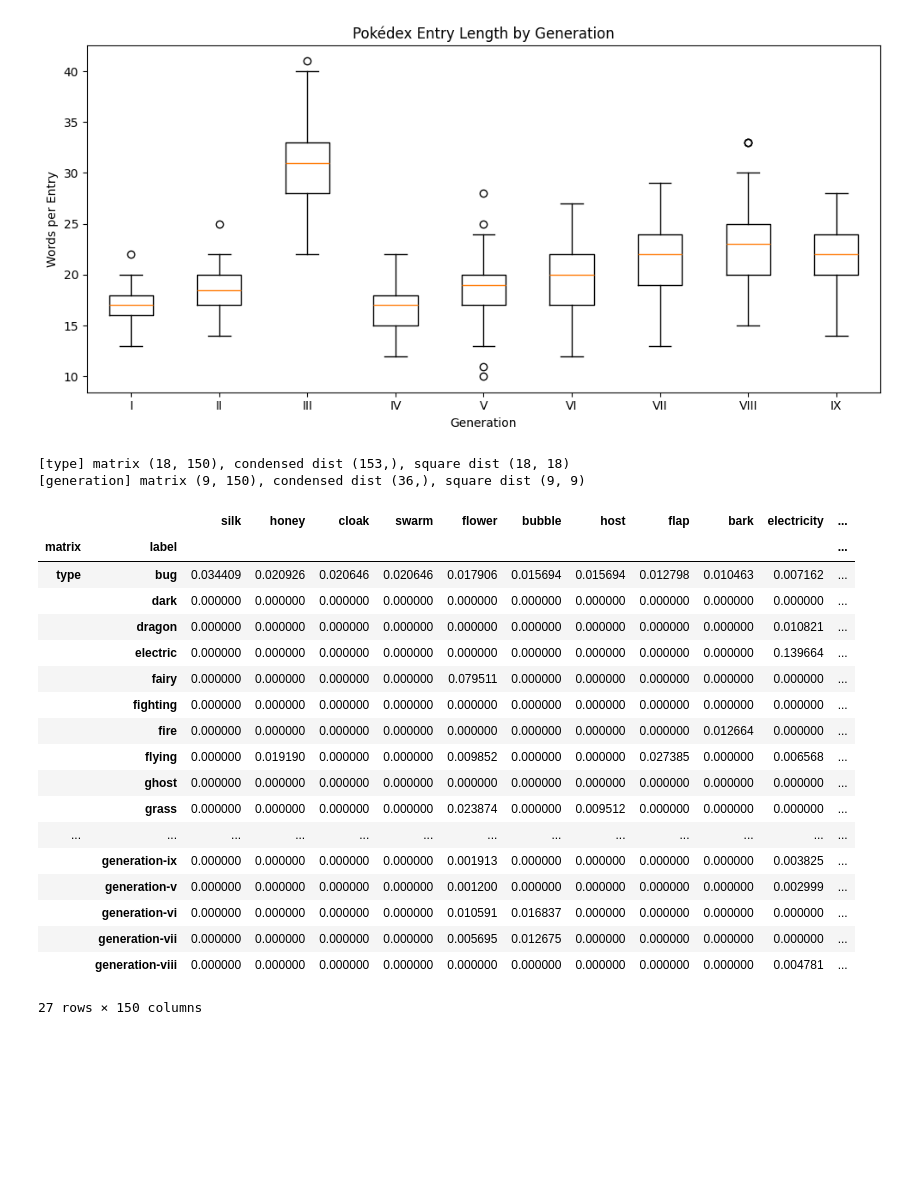
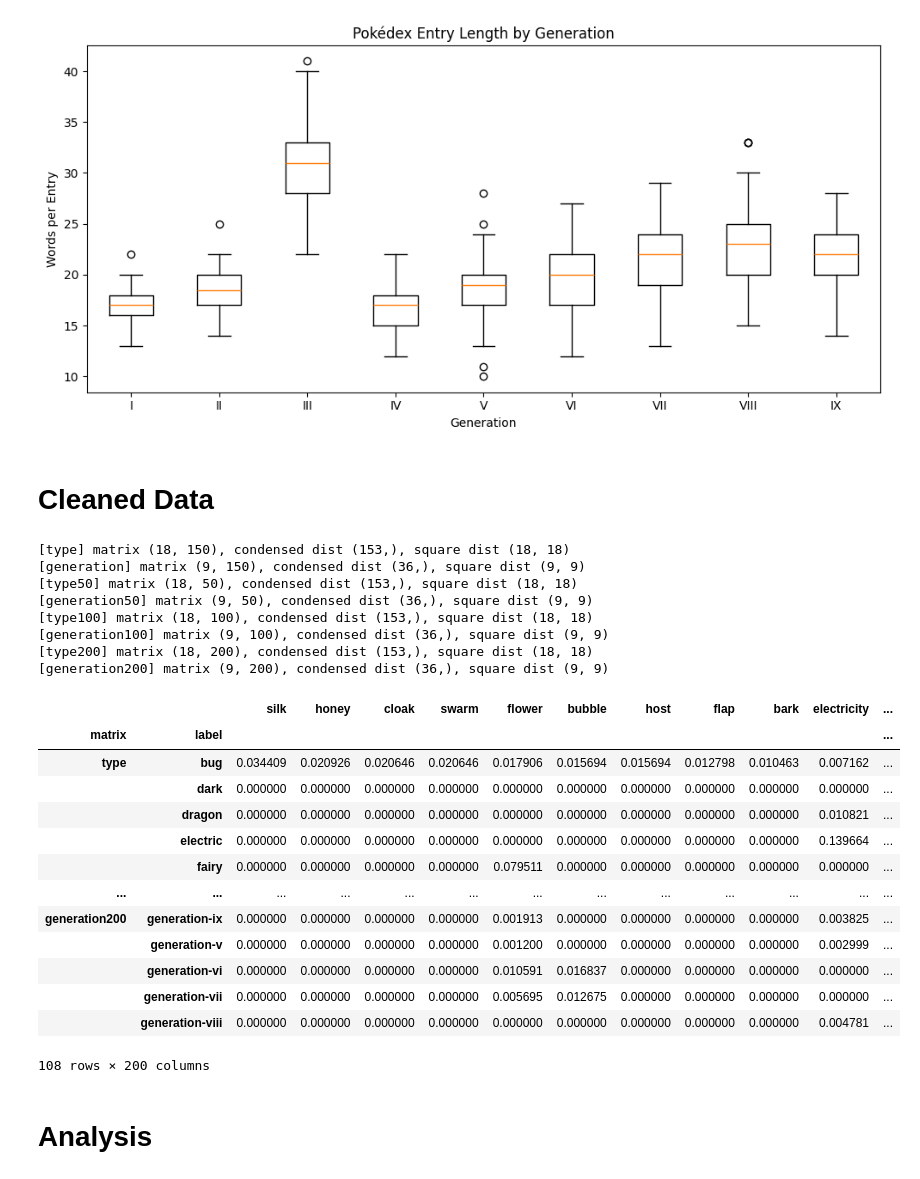
Before and after one commit to Thieron/DS-4002-group-01, a Jupyter notebook: project1/SCRIPTS/Analysis.ipynb, the cells around one changed output. Cells and saved outputs as stored; diff of their text form; code cells hidden in the pictures; blank space fills up the shorter version.

```diff
--- a/project1/SCRIPTS/Analysis.ipynb
+++ b/project1/SCRIPTS/Analysis.ipynb
@@ -139,4 +158,6 @@ plt.savefig("../OUTPUT/pokemonEntryLength.png", dpi=300, bbox_inches="tight")
 plt.show()
 # %% [output]
 [figure]
+# %% [markdown]
+# Cleaned Data
 # %%
@@ -163,48 +211,71 @@ def load_matrix(path, label_col):
 # %%
+#This is where we get the paths from our cleaned data files
 MATRICES = {
     "type":       ("../DATA/pokemon_type-word_matrix.csv", "pokemon_type"),
     "generation": ("../DATA/pokemon_gen-word_matrix.csv",  "pokemon_gen"),
+    "type50":       ("../DATA/pokemon_type-word_matrix50.csv", "pokemon_type"),
+    "generation50": ("../DATA/pokemon_gen-word_matrix50.csv",  "pokemon_gen"),
+    "type100":       ("../DATA/pokemon_type-word_matrix100.csv", "pokemon_type"),
+    "generation100": ("../DATA/pokemon_gen-word_matrix100.csv",  "pokemon_gen"),
+    "type200":       ("../DATA/pokemon_type-word_matrix200.csv", "pokemon_type"),
+    "generation200": ("../DATA/pokemon_gen-word_matrix200.csv",  "pokemon_gen"),
 }
 # %%
+"""
+Loads every matrix listed in MATRICES, drops any row with no weight at all, and
+precomputes the cosine distances used by the clustering cells below.
+
+mats[label]  -> the cleaned DataFrame for that matrix
+dists[label] -> (condensed distance vector, square distance matrix)
+"""
+
 mats, dists = {}, {}
 
 for label, (path, label_col) in MATRICES.items():
     m = load_matrix(path, label_col)
 
+    # A row of all zeros has no direction, so cosine distance is undefined for it.
+    # Most likely at small vocabularies, where a type or generation may contribute no top words.
     dead = m.index[m.values.sum(axis=1) == 0].tolist()
     if dead:
         print(f"[{label}] dropping all-zero row(s): {dead}")
         m = m.drop(index=dead)
 
-    X = l2_normalize(m.values.astype(float))
+    X = l2_normalize(m.values.astype(float)) # unit rows, so distance reflects word mix rather than total weight
     d, Dsq = cosine_distances(X)
     mats[label], dists[label] = m, (d, Dsq)
 
+    # Sanity check: rows x words, then the two distance shapes that should follow from it
     print(f"[{label}] matrix {m.shape}, condensed dist {d.shape}, square dist {Dsq.shape}")
 
-# Both matrices stacked, indexed by (matrix, label)
+# All matrices stacked into one frame, indexed by (matrix, label), purely for inspection.
+# Vocabularies differ in size, so a word missing from a smaller matrix shows up as NaN here.
+# Nothing downstream uses df_clean; the clustering reads mats and dists.
 df_clean = pd.concat(mats, names=["matrix", "label"])
 df_clean
 # %% [output]
 [type] matrix (18, 150), condensed dist (153,), square dist (18, 18)
 [generation] matrix (9, 150), condensed dist (36,), square dist (9, 9)
+[type50] matrix (18, 50), condensed dist (153,), square dist (18, 18)
+[generation50] matrix (9, 50), condensed dist (36,), square dist (9, 9)
+[type100] matrix (18, 100), condensed dist (153,), square dist (18, 18)
+[generation100] matrix (9, 100), condensed dist (36,), square dist (9, 9)
+[type200] matrix (18, 200), condensed dist (153,), square dist (18, 18)
+[generation200] matrix (9, 200), condensed dist (36,), square dist (9, 9)
 |  |  | silk | honey | cloak | swarm | flower | bubble | host | flap | bark | electricity | ... |
 | matrix | label |  |  |  |  |  |  |  |  |  |  | ... |
 | type | bug | 0.034409 | 0.020926 | 0.020646 | 0.020646 | 0.017906 | 0.015694 | 0.015694 | 0.012798 | 0.010463 | 0.007162 | ... |
 |  | dark | 0.000000 | 0.000000 | 0.000000 | 0.000000 | 0.000000 | 0.000000 | 0.000000 | 0.000000 | 0.000000 | 0.000000 | ... |
 |  | dragon | 0.000000 | 0.000000 | 0.000000 | 0.000000 | 0.000000 | 0.000000 | 0.000000 | 0.000000 | 0.000000 | 0.010821 | ... |
 |  | electric | 0.000000 | 0.000000 | 0.000000 | 0.000000 | 0.000000 | 0.000000 | 0.000000 | 0.000000 | 0.000000 | 0.139664 | ... |
 |  | fairy | 0.000000 | 0.000000 | 0.000000 | 0.000000 | 0.079511 | 0.000000 | 0.000000 | 0.000000 | 0.000000 | 0.000000 | ... |
-|  | fighting | 0.000000 | 0.000000 | 0.000000 | 0.000000 | 0.000000 | 0.000000 | 0.000000 | 0.000000 | 0.000000 | 0.000000 | ... |
-|  | fire | 0.000000 | 0.000000 | 0.000000 | 0.000000 | 0.000000 | 0.000000 | 0.000000 | 0.000000 | 0.012664 | 0.000000 | ... |
-|  | flying | 0.000000 | 0.019190 | 0.000000 | 0.000000 | 0.009852 | 0.000000 | 0.000000 | 0.027385 | 0.000000 | 0.006568 | ... |
-|  | ghost | 0.000000 | 0.000000 | 0.000000 | 0.000000 | 0.000000 | 0.000000 | 0.000000 | 0.000000 | 0.000000 | 0.000000 | ... |
-|  | grass | 0.000000 | 0.000000 | 0.000000 | 0.000000 | 0.023874 | 0.000000 | 0.009512 | 0.000000 | 0.000000 | 0.000000 | ... |
 | ... | ... | ... | ... | ... | ... | ... | ... | ... | ... | ... | ... | ... |
-|  | generation-ix | 0.000000 | 0.000000 | 0.000000 | 0.000000 | 0.001913 | 0.000000 | 0.000000 | 0.000000 | 0.000000 | 0.003825 | ... |
+| generation200 | generation-ix | 0.000000 | 0.000000 | 0.000000 | 0.000000 | 0.001913 | 0.000000 | 0.000000 | 0.000000 | 0.000000 | 0.003825 | ... |
 |  | generation-v | 0.000000 | 0.000000 | 0.000000 | 0.000000 | 0.001200 | 0.000000 | 0.000000 | 0.000000 | 0.000000 | 0.002999 | ... |
 |  | generation-vi | 0.000000 | 0.000000 | 0.000000 | 0.000000 | 0.010591 | 0.016837 | 0.000000 | 0.000000 | 0.000000 | 0.000000 | ... |
 |  | generation-vii | 0.000000 | 0.000000 | 0.000000 | 0.000000 | 0.005695 | 0.012675 | 0.000000 | 0.000000 | 0.000000 | 0.000000 | ... |
 |  | generation-viii | 0.000000 | 0.000000 | 0.000000 | 0.000000 | 0.000000 | 0.000000 | 0.000000 | 0.000000 | 0.000000 | 0.004781 | ... |
-27 rows × 150 columns
+108 rows × 200 columns
+# %% [markdown]
+# Analysis
 # %%
```
Also changed, not shown: parts of 11 cells of this notebook, 4 other files.
